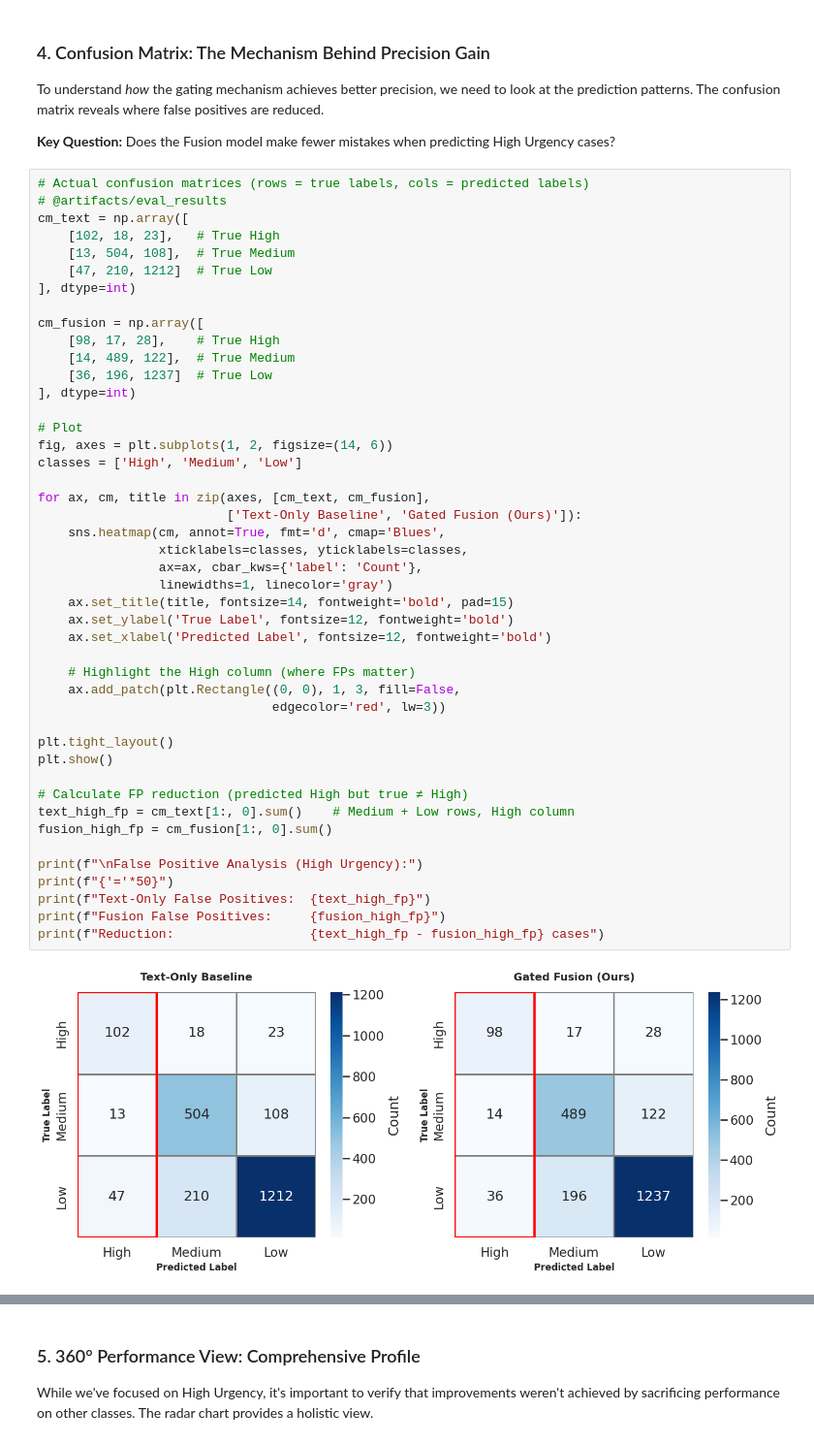
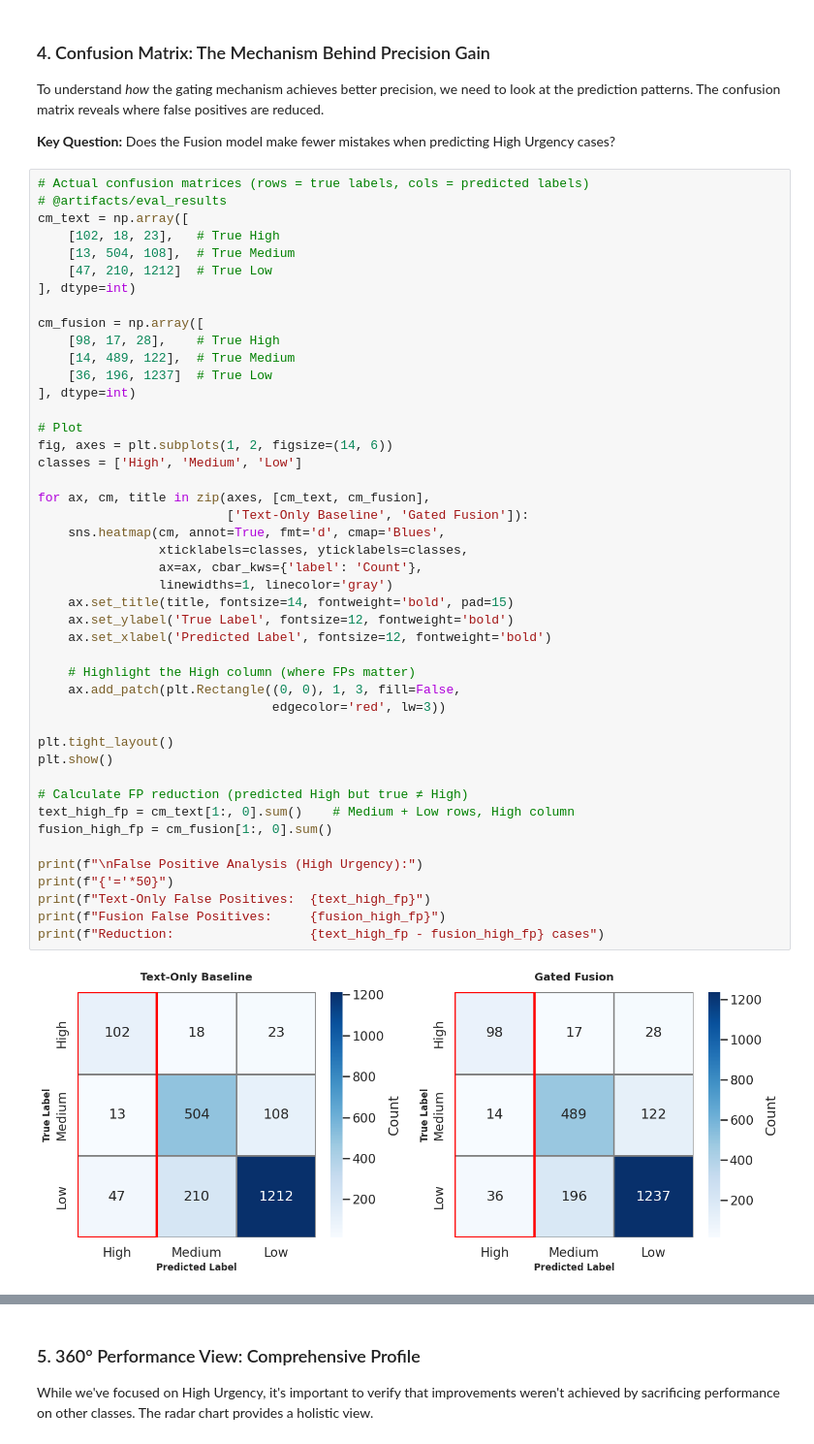
Before and after one commit to PiyushLekhak/crisis-eye, a Jupyter notebook: notebooks/02_results_analysis.ipynb, the cells around one changed output, grey strips where cells are left out. Shown at 97% size. Saved outputs shown, nothing was run; the diff lists cells and outputs as text.

```diff
--- a/notebooks/02_results_analysis.ipynb
+++ b/notebooks/02_results_analysis.ipynb
@@ -249,35 +249,35 @@ cm_fusion = np.array([
 # Plot
 fig, axes = plt.subplots(1, 2, figsize=(14, 6))
 classes = ['High', 'Medium', 'Low']
 
 for ax, cm, title in zip(axes, [cm_text, cm_fusion],
-                         ['Text-Only Baseline', 'Gated Fusion (Ours)']):
+                         ['Text-Only Baseline', 'Gated Fusion']):
     sns.heatmap(cm, annot=True, fmt='d', cmap='Blues',
                 xticklabels=classes, yticklabels=classes,
                 ax=ax, cbar_kws={'label': 'Count'},
                 linewidths=1, linecolor='gray')
     ax.set_title(title, fontsize=14, fontweight='bold', pad=15)
     ax.set_ylabel('True Label', fontsize=12, fontweight='bold')
     ax.set_xlabel('Predicted Label', fontsize=12, fontweight='bold')
 
     # Highlight the High column (where FPs matter)
     ax.add_patch(plt.Rectangle((0, 0), 1, 3, fill=False,
                                edgecolor='red', lw=3))
 
 plt.tight_layout()
 plt.show()
 
 # Calculate FP reduction (predicted High but true ≠ High)
 text_high_fp = cm_text[1:, 0].sum()    # Medium + Low rows, High column
 fusion_high_fp = cm_fusion[1:, 0].sum()
 
 print(f"\nFalse Positive Analysis (High Urgency):")
 print(f"{'='*50}")
 print(f"Text-Only False Positives:  {text_high_fp}")
 print(f"Fusion False Positives:     {fusion_high_fp}")
 print(f"Reduction:                  {text_high_fp - fusion_high_fp} cases")
 # %% [output]
-[figure, old version]
+[figure, new version]
 False Positive Analysis (High Urgency):
 ==================================================
 Text-Only False Positives:  60
```
Also changed, not shown: 1 other file.
